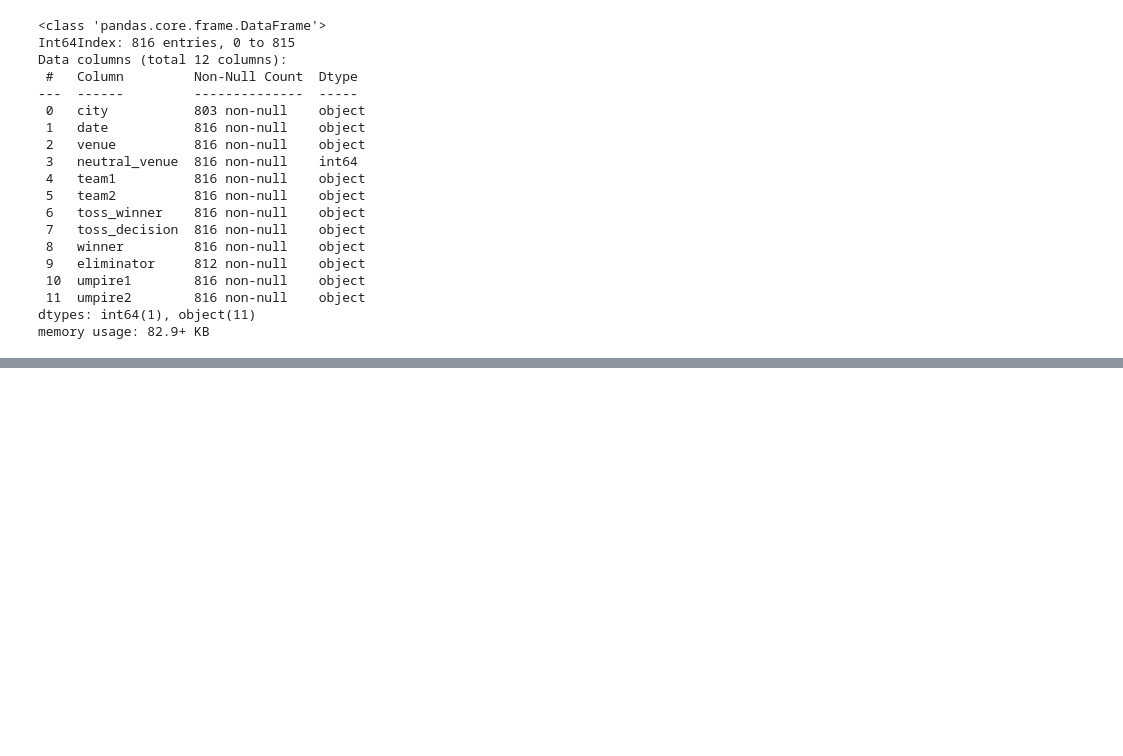
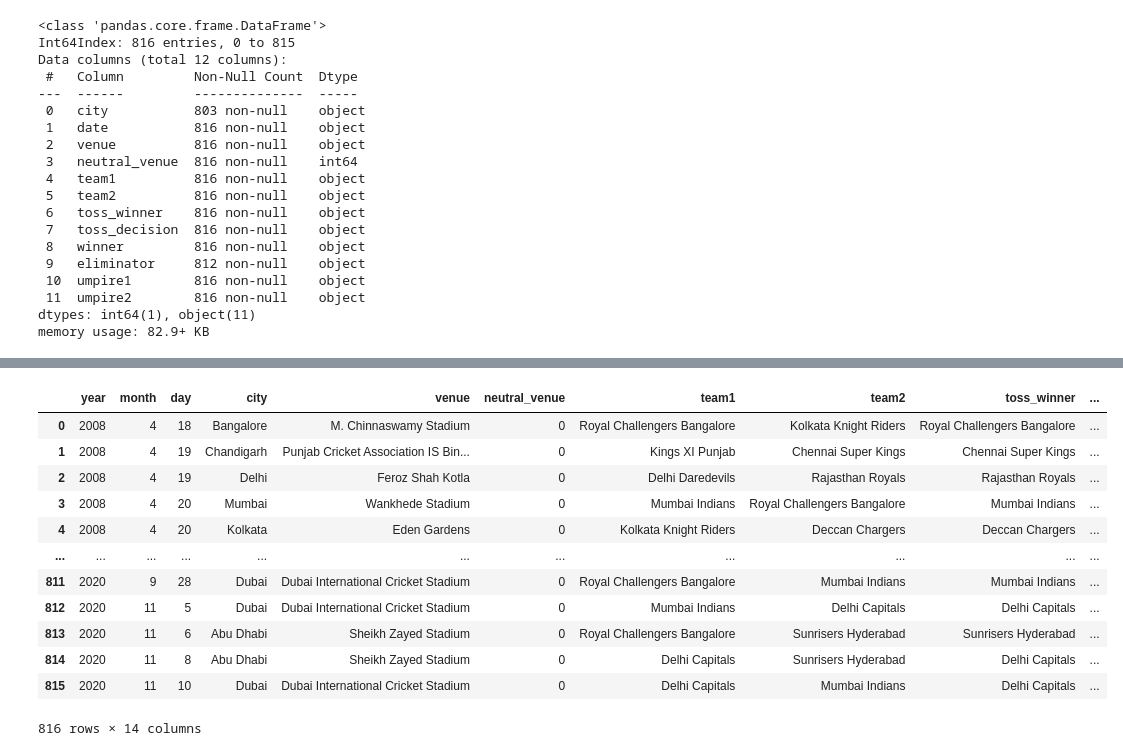
Before and after one commit to nahidosen/Group_5_CSE445_3_Spring_21, a Jupyter notebook: ipynb/Project.ipynb, the cells around one changed output, grey strips where cells are left out. Saved outputs shown, nothing was run; the diff lists cells and outputs as text; code cells hidden in the pictures; blank space fills up the shorter version.

```diff
--- a/ipynb/Project.ipynb
+++ b/ipynb/Project.ipynb
@@ -521,0 +653,18 @@ ipl_3[ipl_3['eliminator'].isnull() == True]
+# %%
+ipl_4 = ipl_4[['year', 'month', 'day', 'city', 'venue', 'neutral_venue', 'team1', 'team2', 'toss_winner',
+       'toss_decision', 'winner', 'eliminator', 'umpire1', 'umpire2']]
+ipl_4
+# %% [output]
+|  | year | month | day | city | venue | neutral_venue | team1 | team2 | toss_winner | ... |
+| 0 | 2008 | 4 | 18 | Bangalore | M. Chinnaswamy Stadium | 0 | Royal Challengers Bangalore | Kolkata Knight Riders | Royal Challengers Bangalore | ... |
+| 1 | 2008 | 4 | 19 | Chandigarh | Punjab Cricket Association IS Bin... | 0 | Kings XI Punjab | Chennai Super Kings | Chennai Super Kings | ... |
+| 2 | 2008 | 4 | 19 | Delhi | Feroz Shah Kotla | 0 | Delhi Daredevils | Rajasthan Royals | Rajasthan Royals | ... |
+| 3 | 2008 | 4 | 20 | Mumbai | Wankhede Stadium | 0 | Mumbai Indians | Royal Challengers Bangalore | Mumbai Indians | ... |
+| 4 | 2008 | 4 | 20 | Kolkata | Eden Gardens | 0 | Kolkata Knight Riders | Deccan Chargers | Deccan Chargers | ... |
+| ... | ... | ... | ... | ... | ... | ... | ... | ... | ... | ... |
+| 811 | 2020 | 9 | 28 | Dubai | Dubai International Cricket Stadium | 0 | Royal Challengers Bangalore | Mumbai Indians | Mumbai Indians | ... |
+| 812 | 2020 | 11 | 5 | Dubai | Dubai International Cricket Stadium | 0 | Mumbai Indians | Delhi Capitals | Delhi Capitals | ... |
+| 813 | 2020 | 11 | 6 | Abu Dhabi | Sheikh Zayed Stadium | 0 | Royal Challengers Bangalore | Sunrisers Hyderabad | Sunrisers Hyderabad | ... |
+| 814 | 2020 | 11 | 8 | Abu Dhabi | Sheikh Zayed Stadium | 0 | Delhi Capitals | Sunrisers Hyderabad | Delhi Capitals | ... |
+| 815 | 2020 | 11 | 10 | Dubai | Dubai International Cricket Stadium | 0 | Delhi Capitals | Mumbai Indians | Delhi Capitals | ... |
+816 rows × 14 columns
```
Also changed, not shown: parts of 12 cells of this notebook.
